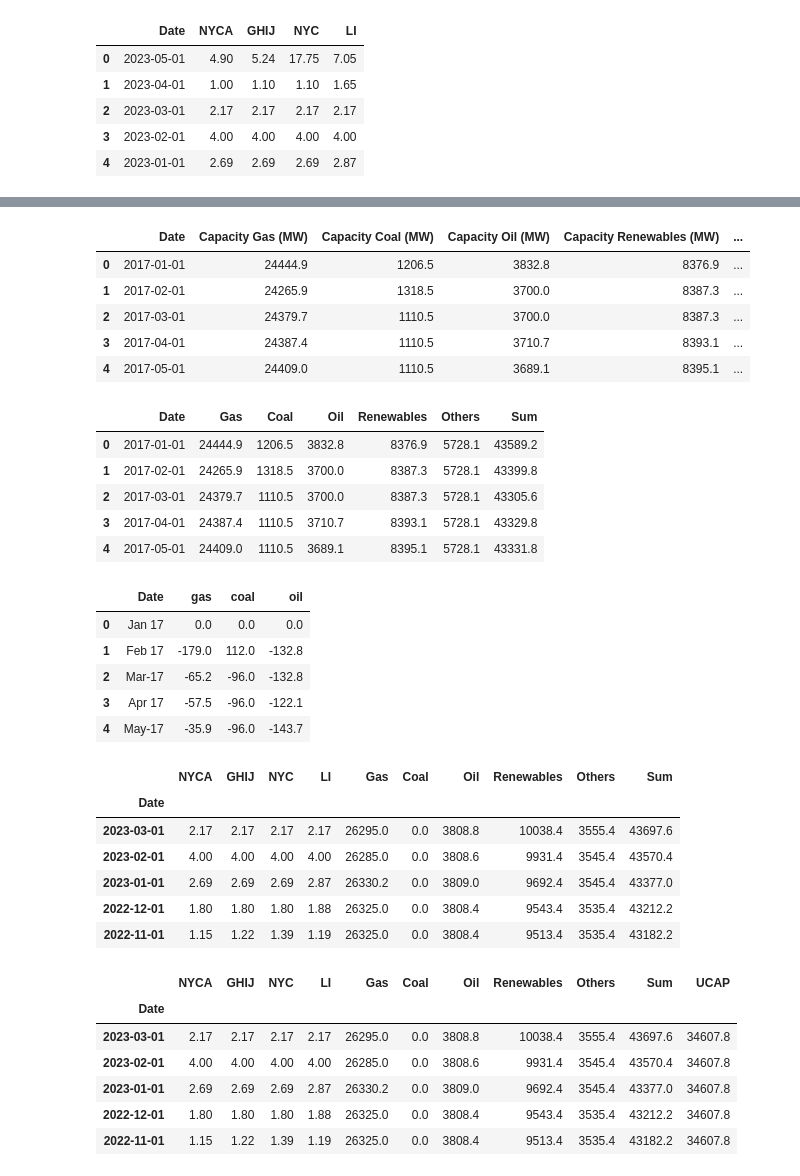
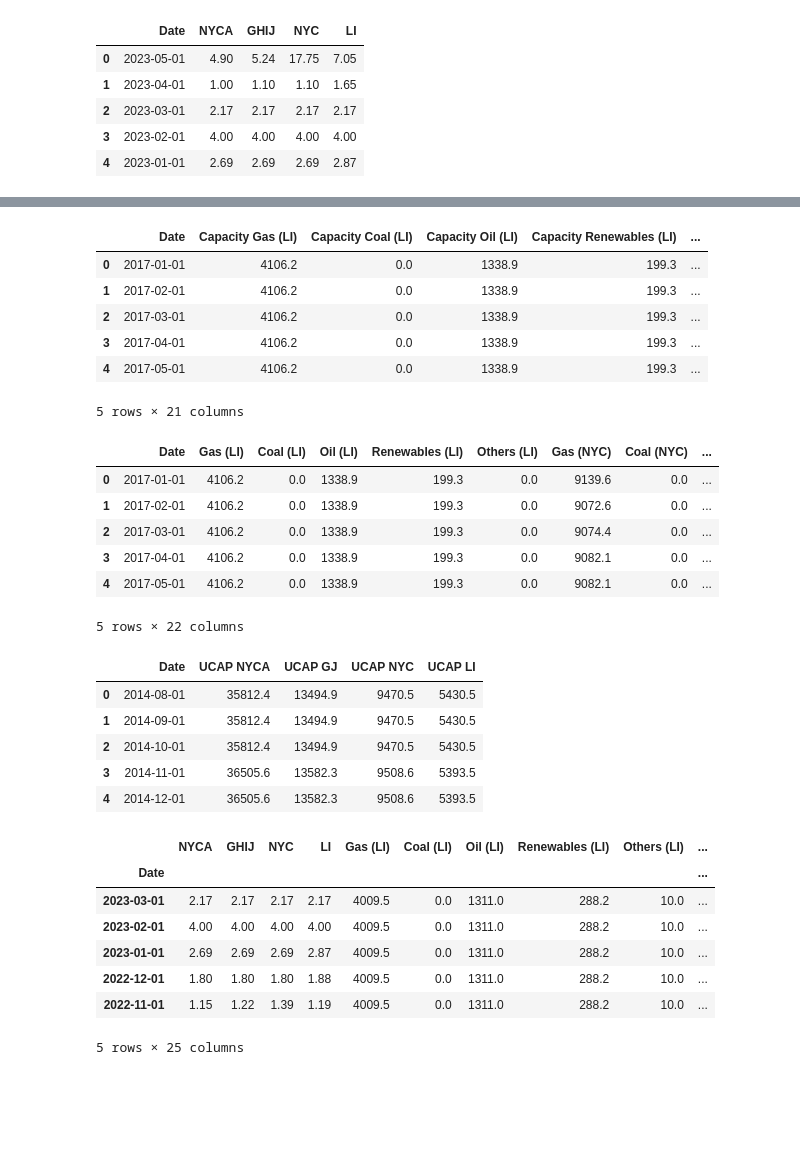
Before and after one commit to borvendegmate/tum_power_system_economics, a Jupyter notebook: code/pairplot.ipynb, the cells around one changed output, grey strips where cells are left out. Drawn from its saved outputs; the diff is of its cells as text; code cells hidden in the pictures; blank space fills up the shorter version.

Commit message:
Operating generation capas grouped by localities

```diff
--- a/code/pairplot.ipynb
+++ b/code/pairplot.ipynb
@@ -5,8 +5,8 @@ import matplotlib.pyplot as plt
 import seaborn as sns
 # %%
 prices = pd.read_csv("../data/prices.csv")
-capacity = pd.read_csv("../data/Monthly_Generating_Capacity_EIA_allSources-Copy1.csv")
-ucap = pd.read_csv("../data/Monthly_UCAP_Requirements-Copy1.csv")
+capacity = pd.read_csv("../data/Monthly_Generating_Capacity_EIA_allSources_LOCALITIES.csv")
+ucap = pd.read_csv("../data/Monthly_UCAP_Requirements.csv")
 
 prices['Date'] = pd.to_datetime(prices['Date'], format='%b-%y')
 capacity['Date'] = pd.to_datetime(capacity['Date'])
@@ -34,46 +32,49 @@ plt.legend()
 # %%
 capacity.head()
 # %% [output]
-|  | Date | Capacity Gas (MW) | Capacity Coal (MW) | Capacity Oil (MW) | Capacity Renewables (MW) | ... |
-| 0 | 2017-01-01 | 24444.9 | 1206.5 | 3832.8 | 8376.9 | ... |
-| 1 | 2017-02-01 | 24265.9 | 1318.5 | 3700.0 | 8387.3 | ... |
-| 2 | 2017-03-01 | 24379.7 | 1110.5 | 3700.0 | 8387.3 | ... |
-| 3 | 2017-04-01 | 24387.4 | 1110.5 | 3710.7 | 8393.1 | ... |
-| 4 | 2017-05-01 | 24409.0 | 1110.5 | 3689.1 | 8395.1 | ... |
+|  | Date | Capacity Gas (LI) | Capacity Coal (LI) | Capacity Oil (LI) | Capacity Renewables (LI) | ... |
+| 0 | 2017-01-01 | 4106.2 | 0.0 | 1338.9 | 199.3 | ... |
+| 1 | 2017-02-01 | 4106.2 | 0.0 | 1338.9 | 199.3 | ... |
+| 2 | 2017-03-01 | 4106.2 | 0.0 | 1338.9 | 199.3 | ... |
+| 3 | 2017-04-01 | 4106.2 | 0.0 | 1338.9 | 199.3 | ... |
+| 4 | 2017-05-01 | 4106.2 | 0.0 | 1338.9 | 199.3 | ... |
+5 rows × 21 columns
 # %%
 capacity.columns = [x.replace("Capacity ", "") for x in capacity.columns.to_list()]
-capacity.columns = [x.replace(" (MW)", "") for x in capacity.columns.to_list()]
 capacity['Sum'] = capacity.sum(axis=1)
 capacity.head()
 # %% [output]
-|  | Date | Gas | Coal | Oil | Renewables | Others | Sum |
-| 0 | 2017-01-01 | 24444.9 | 1206.5 | 3832.8 | 8376.9 | 5728.1 | 43589.2 |
-| 1 | 2017-02-01 | 24265.9 | 1318.5 | 3700.0 | 8387.3 | 5728.1 | 43399.8 |
-| 2 | 2017-03-01 | 24379.7 | 1110.5 | 3700.0 | 8387.3 | 5728.1 | 43305.6 |
-| 3 | 2017-04-01 | 24387.4 | 1110.5 | 3710.7 | 8393.1 | 5728.1 | 43329.8 |
-| 4 | 2017-05-01 | 24409.0 | 1110.5 | 3689.1 | 8395.1 | 5728.1 | 43331.8 |
+|  | Date | Gas (LI) | Coal (LI) | Oil (LI) | Renewables (LI) | Others (LI) | Gas (NYC) | Coal (NYC) | ... |
+| 0 | 2017-01-01 | 4106.2 | 0.0 | 1338.9 | 199.3 | 0.0 | 9139.6 | 0.0 | ... |
+| 1 | 2017-02-01 | 4106.2 | 0.0 | 1338.9 | 199.3 | 0.0 | 9072.6 | 0.0 | ... |
+| 2 | 2017-03-01 | 4106.2 | 0.0 | 1338.9 | 199.3 | 0.0 | 9074.4 | 0.0 | ... |
+| 3 | 2017-04-01 | 4106.2 | 0.0 | 1338.9 | 199.3 | 0.0 | 9082.1 | 0.0 | ... |
+| 4 | 2017-05-01 | 4106.2 | 0.0 | 1338.9 | 199.3 | 0.0 | 9082.1 | 0.0 | ... |
+5 rows × 22 columns
-# %%
-capacity_dev.head()
-# %% [output]
-|  | Date | gas | coal | oil |
-| 0 | Jan 17 | 0.0 | 0.0 | 0.0 |
-| 1 | Feb 17 | -179.0 | 112.0 | -132.8 |
-| 2 | Mar-17 | -65.2 | -96.0 | -132.8 |
-| 3 | Apr 17 | -57.5 | -96.0 | -122.1 |
-| 4 | May-17 | -35.9 | -96.0 | -143.7 |
+# %%
+ucap.columns = [x.replace(" (MW)", "") for x in ucap.columns.to_list()]
+ucap.head()
+# %% [output]
+|  | Date | UCAP NYCA | UCAP GJ | UCAP NYC | UCAP LI |
+| 0 | 2014-08-01 | 35812.4 | 13494.9 | 9470.5 | 5430.5 |
+| 1 | 2014-09-01 | 35812.4 | 13494.9 | 9470.5 | 5430.5 |
+| 2 | 2014-10-01 | 35812.4 | 13494.9 | 9470.5 | 5430.5 |
+| 3 | 2014-11-01 | 36505.6 | 13582.3 | 9508.6 | 5393.5 |
+| 4 | 2014-12-01 | 36505.6 | 13582.3 | 9508.6 | 5393.5 |
 # %%
 df = prices.set_index("Date").join(capacity.set_index("Date"))
 df = df.dropna()
 # %%
 df.head()
 # %% [output]
-|  | NYCA | GHIJ | NYC | LI | Gas | Coal | Oil | Renewables | Others | Sum |
-| Date |  |  |  |  |  |  |  |  |  |  |
-| 2023-03-01 | 2.17 | 2.17 | 2.17 | 2.17 | 26295.0 | 0.0 | 3808.8 | 10038.4 | 3555.4 | 43697.6 |
-| 2023-02-01 | 4.00 | 4.00 | 4.00 | 4.00 | 26285.0 | 0.0 | 3808.6 | 9931.4 | 3545.4 | 43570.4 |
-| 2023-01-01 | 2.69 | 2.69 | 2.69 | 2.87 | 26330.2 | 0.0 | 3809.0 | 9692.4 | 3545.4 | 43377.0 |
-| 2022-12-01 | 1.80 | 1.80 | 1.80 | 1.88 | 26325.0 | 0.0 | 3808.4 | 9543.4 | 3535.4 | 43212.2 |
-| 2022-11-01 | 1.15 | 1.22 | 1.39 | 1.19 | 26325.0 | 0.0 | 3808.4 | 9513.4 | 3535.4 | 43182.2 |
+|  | NYCA | GHIJ | NYC | LI | Gas (LI) | Coal (LI) | Oil (LI) | Renewables (LI) | Others (LI) | ... |
+| Date |  |  |  |  |  |  |  |  |  | ... |
+| 2023-03-01 | 2.17 | 2.17 | 2.17 | 2.17 | 4009.5 | 0.0 | 1311.0 | 288.2 | 10.0 | ... |
+| 2023-02-01 | 4.00 | 4.00 | 4.00 | 4.00 | 4009.5 | 0.0 | 1311.0 | 288.2 | 10.0 | ... |
+| 2023-01-01 | 2.69 | 2.69 | 2.69 | 2.87 | 4009.5 | 0.0 | 1311.0 | 288.2 | 10.0 | ... |
+| 2022-12-01 | 1.80 | 1.80 | 1.80 | 1.88 | 4009.5 | 0.0 | 1311.0 | 288.2 | 10.0 | ... |
+| 2022-11-01 | 1.15 | 1.22 | 1.39 | 1.19 | 4009.5 | 0.0 | 1311.0 | 288.2 | 10.0 | ... |
+5 rows × 25 columns
 # %%
 df2 = df.join(ucap.set_index("Date"))
 df2 = df2.dropna()
@@ -81,10 +80,0 @@ df2.rename(columns={'UCAP Requirements (MW)':'UCAP'}, inplace=True)
-# %%
-df2.head()
-# %% [output]
-|  | NYCA | GHIJ | NYC | LI | Gas | Coal | Oil | Renewables | Others | Sum | UCAP |
-| Date |  |  |  |  |  |  |  |  |  |  |  |
-| 2023-03-01 | 2.17 | 2.17 | 2.17 | 2.17 | 26295.0 | 0.0 | 3808.8 | 10038.4 | 3555.4 | 43697.6 | 34607.8 |
-| 2023-02-01 | 4.00 | 4.00 | 4.00 | 4.00 | 26285.0 | 0.0 | 3808.6 | 9931.4 | 3545.4 | 43570.4 | 34607.8 |
-| 2023-01-01 | 2.69 | 2.69 | 2.69 | 2.87 | 26330.2 | 0.0 | 3809.0 | 9692.4 | 3545.4 | 43377.0 | 34607.8 |
-| 2022-12-01 | 1.80 | 1.80 | 1.80 | 1.88 | 26325.0 | 0.0 | 3808.4 | 9543.4 | 3535.4 | 43212.2 | 34607.8 |
-| 2022-11-01 | 1.15 | 1.22 | 1.39 | 1.19 | 26325.0 | 0.0 | 3808.4 | 9513.4 | 3535.4 | 43182.2 | 34607.8 |
```
Also changed, not shown: parts of 9 cells of this notebook, 1 other file.
